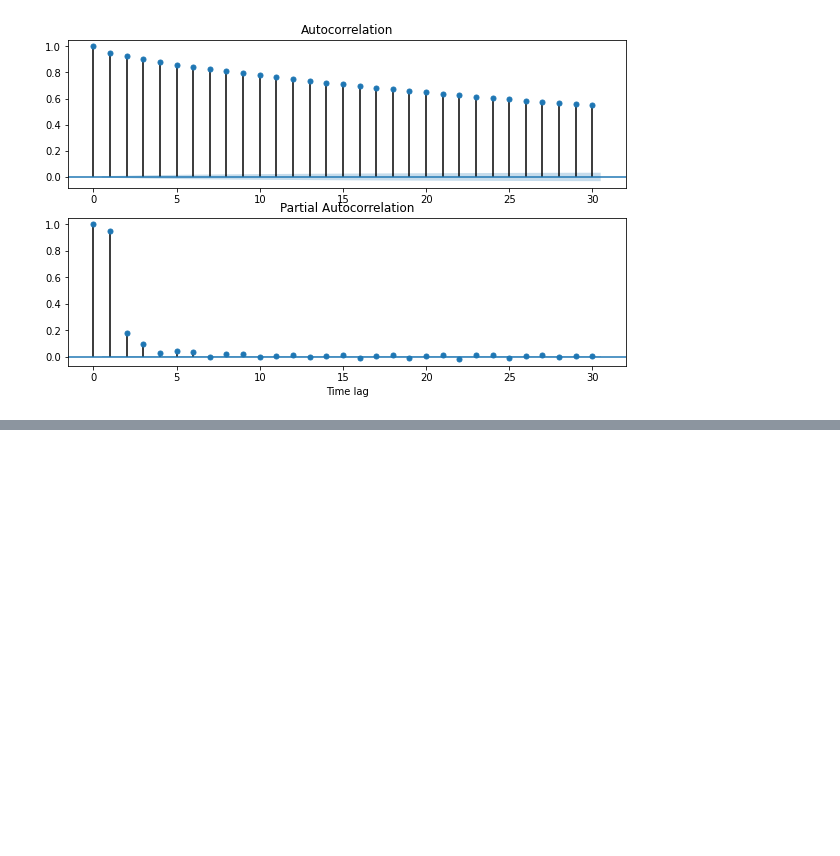
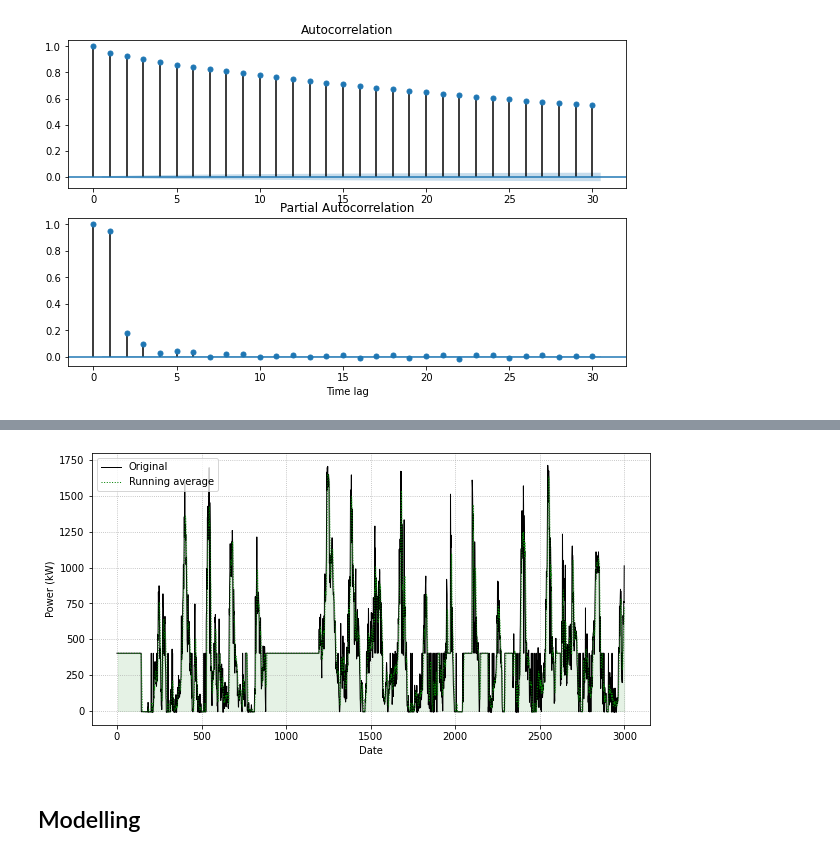
Before and after one commit to TonyGlimm/DS_Forecasting_Project, a Jupyter notebook: Wind_Power_Forecasting.ipynb, the cells around one changed output, grey strips where cells are left out. Cells and saved outputs as stored; diff of their text form; code cells hidden in the pictures; blank space fills up the shorter version.

```diff
--- a/Wind_Power_Forecasting.ipynb
+++ b/Wind_Power_Forecasting.ipynb
@@ -244,0 +252,18 @@ plt.show()
+# %%
+#just to show the moving average of the activepower
+activepower = df['ActivePower'][:3000]
+p_average=activepower.rolling(window=7).mean()
+# %%
+plt.figure(figsize=(10, 5))
+plt.plot(activepower, 'k-', label='Original',linewidth=1)
+plt.plot(p_average, 'g:', label='Running average', linewidth=1)
+plt.ylabel('Power (kW)') #check if it is really kW!!!!!!!!!!!!
+plt.xlabel('Date')
+plt.grid(linestyle=':')
+plt.fill_between(p_average.index, 0, p_average, color='g', alpha=0.1)
+plt.legend(loc='upper left')
+plt.show()
+# %% [output]
+[figure, added]
+# %% [markdown]
+## Modelling
```
Also changed, not shown: parts of 9 cells of this notebook.
